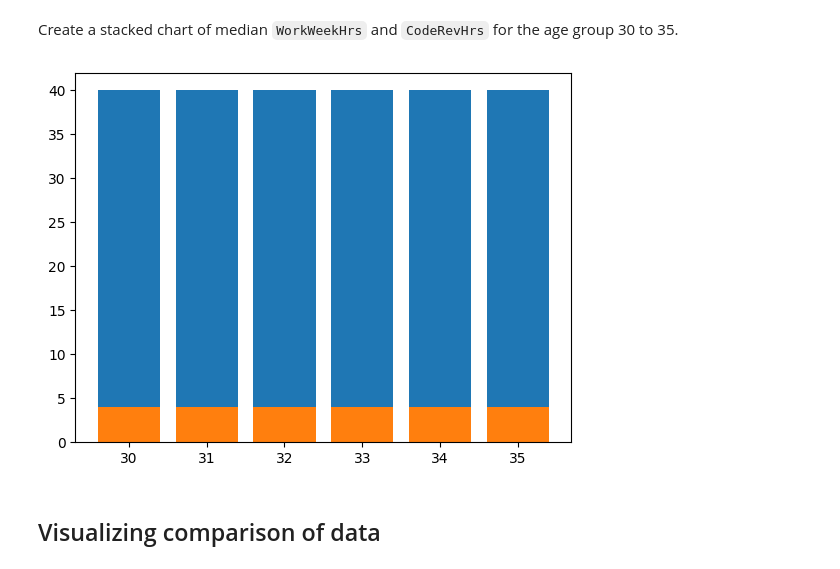
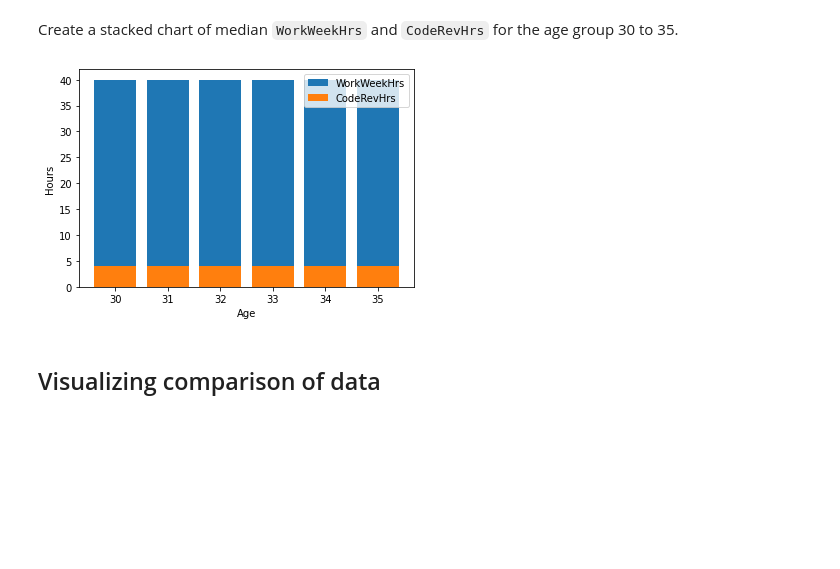
Before and after one commit to Phil-T1/ibm-data-analyst-capstone, a Jupyter notebook: Wk 4 - Visualisation/Wk 4 - Lab 1 - M4DataVisualization-lab.ipynb, the cells around one changed output. Drawn from its saved outputs; the diff is of its cells as text; code cells hidden in the pictures; blank space fills up the shorter version.

Commit message:
Week 4 done.

```diff
--- a/Wk 4 - Visualisation/Wk 4 - Lab 1 - M4DataVisualization-lab.ipynb
+++ b/Wk 4 - Visualisation/Wk 4 - Lab 1 - M4DataVisualization-lab.ipynb
@@ -242,19 +296,23 @@ Create a stacked chart of median `WorkWeekHrs` and `CodeRevHrs` for the age grou
 # %%
 sql = '''
 SELECT WorkWeekHrs, CodeRevHrs, Age
 FROM master
 WHERE Age BETWEEN 30 AND 35;
 '''
 
 df = pd.read_sql(sql, conn)
 df = df.groupby('Age').median().reset_index()
 
 fig, ax = plt.subplots()
-ax.bar(df['Age'], df['WorkWeekHrs'])
-ax.bar(df['Age'], df['CodeRevHrs'])
+ax.bar(df['Age'], df['WorkWeekHrs'], label='WorkWeekHrs')
+ax.bar(df['Age'], df['CodeRevHrs'], label='CodeRevHrs')
+ax.set_ylabel('Hours')
+ax.set_xlabel('Age')
+ax.legend()
+
 plt.show()
 # %% [output]
-[figure, old version]
+[figure, new version]
 # %% [markdown]
 ## Visualizing comparison of data
 # %% [markdown]
```
Also changed, not shown: parts of 11 cells of this notebook.
